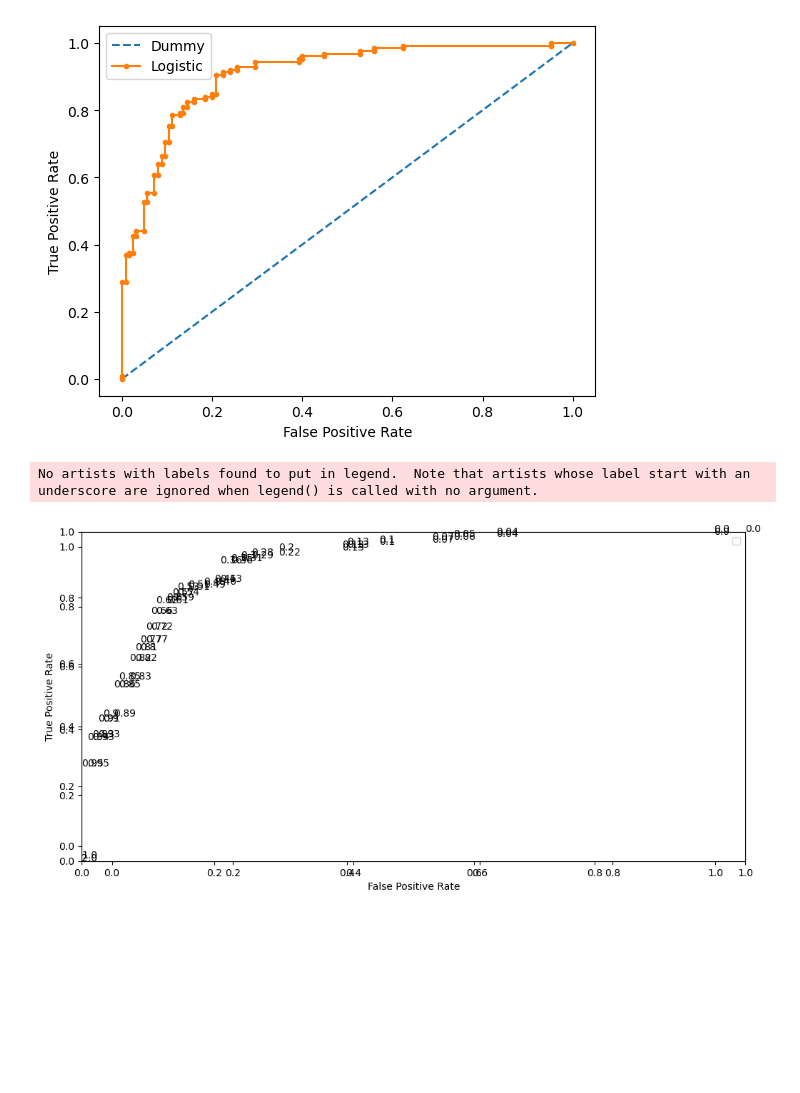
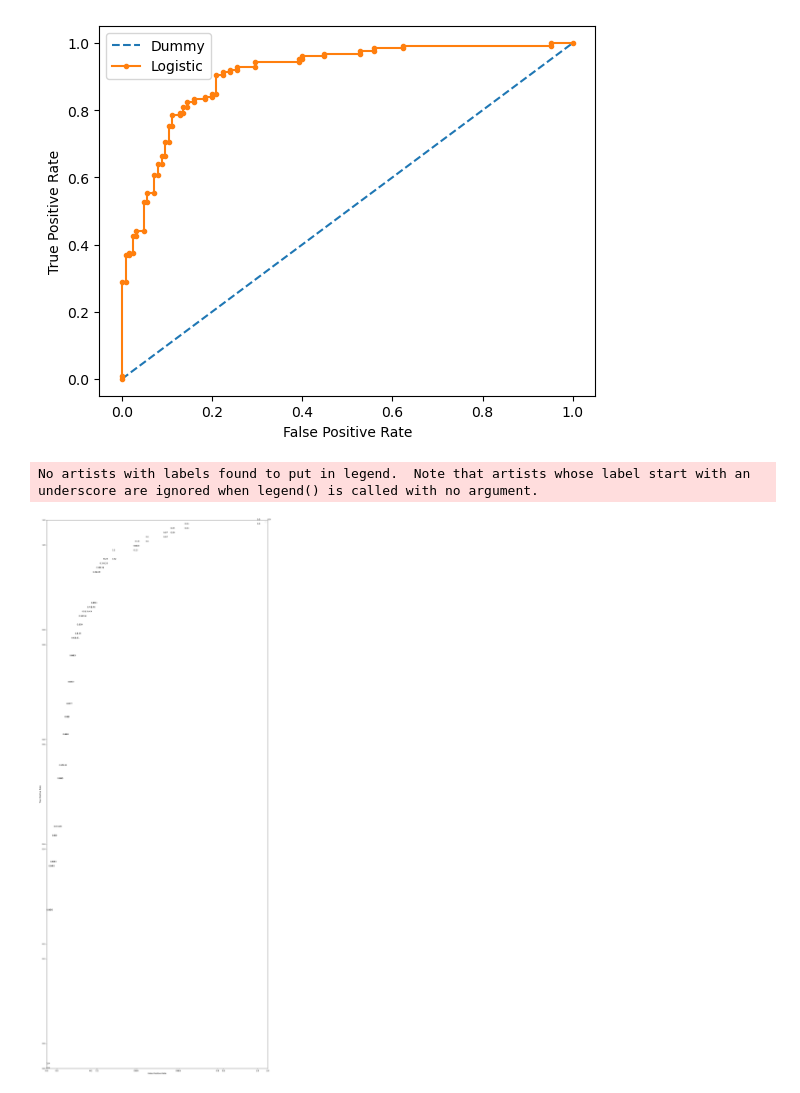
Before and after one commit to cyrolux123/Machine-Learning-Detailed, a Jupyter notebook: Logistic Regression/LR-Implementation.ipynb, the cells around one changed output. Cells and saved outputs as stored; diff of their text form; code cells hidden in the pictures; blank space fills up the shorter version.

```diff
--- a/Logistic Regression/LR-Implementation.ipynb
+++ b/Logistic Regression/LR-Implementation.ipynb
@@ -686,22 +686,22 @@ pyplot.show()
 # %%
 # Plot the roc curve for the model
 import  numpy as np
-fig = pyplot.figure(figsize = (12, 6))
+fig = pyplot.figure(figsize = (20, 50))
 pyplot.plot(dummy_fpr, dummy_tpr, linestyle = '--', label = 'Dummy')
 pyplot.plot(model_fpr, model_tpr, marker = '.', label = 'Logistic')
 ax = fig.add_subplot(111)
 for xyz in zip(model_fpr, model_tpr, thresholds):
     ax.annotate('%s' % np.round(xyz[2],2), xy = (xyz[0], xyz[1]))
 
 # Axis labels
 pyplot.xlabel('False Positive Rate')
 pyplot.ylabel('True Positive Rate')
 
 # Show the legend
 pyplot.legend()
 
 # Show the plot
 pyplot.show()
 # %% [output]
 No artists with labels found to put in legend.  Note that artists whose label start with an underscore are ignored when legend() is called with no argument.
-[figure, old version]
+[figure, new version]
```
